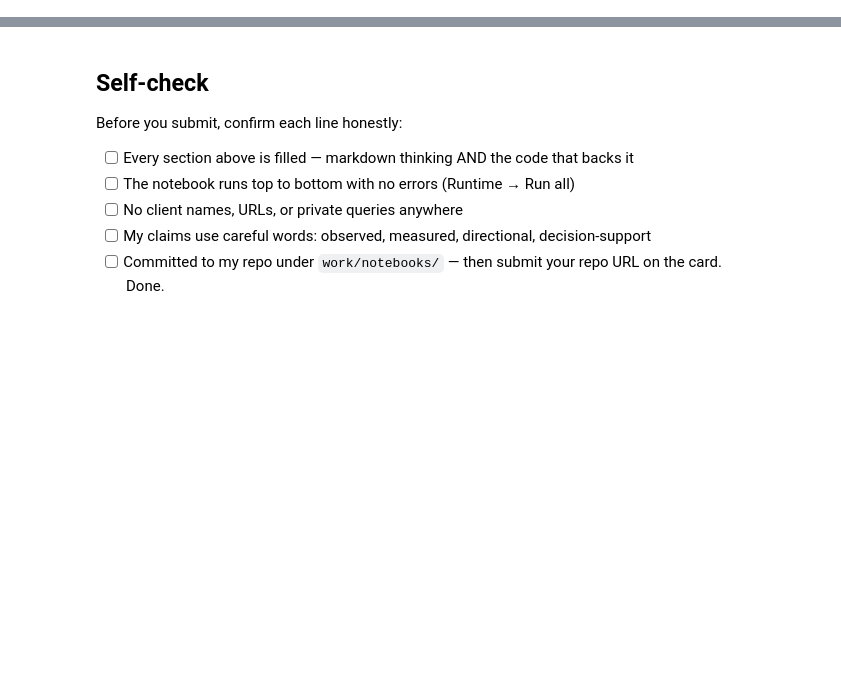
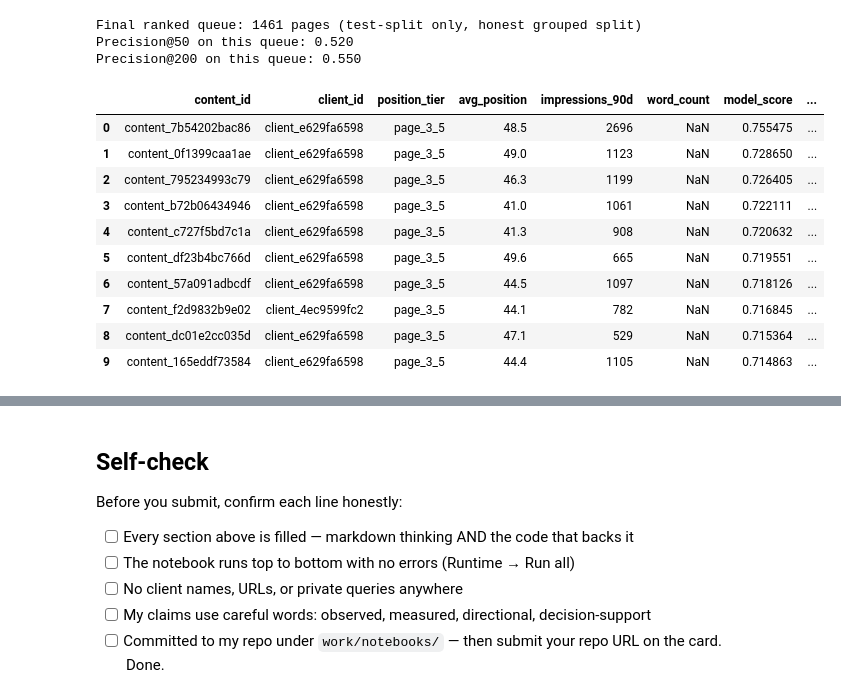
Before and after one commit to Seif-2/ML-week-1-FLY, a Jupyter notebook: work/notebooks/w07_action_playbook.ipynb, the cells around one changed output, grey strips where cells are left out. Saved outputs shown, nothing was run; the diff lists cells and outputs as text; code cells hidden in the pictures; blank space fills up the shorter version.

```diff
--- a/work/notebooks/w07_action_playbook.ipynb
+++ b/work/notebooks/w07_action_playbook.ipynb
@@ -12,0 +13,63 @@ This skeleton is yours to fill. Work the sections **in order** — each one has
+# %%
+import pandas as pd
+import numpy as np
+import os
+from sklearn.model_selection import GroupShuffleSplit
+from sklearn.ensemble import RandomForestClassifier
+
+df = pd.read_csv("data/raw/content_refresh_anonymized.csv")
+visible = df[(df["impressions_90d"] >= 500) & (df["avg_position"] > 0)].copy()
+tier_median = visible.groupby("position_tier")["ctr"].transform("median")
+visible["tier_median_ctr"] = tier_median
+visible["ctr_gap"] = tier_median - visible["ctr"]
+visible["underperform_flag"] = (visible["ctr_gap"] > 0).astype(int)
+
+num_feats = ["impressions_90d", "avg_position", "content_age_days", "days_since_last_update", "word_count"]
+cat_feats = ["content_type", "main_intent", "position_tier"]
+
+gss = GroupShuffleSplit(n_splits=1, test_size=0.3, random_state=42)
+tr_idx, te_idx = next(gss.split(visible, groups=visible["client_id"]))
+train, test = visible.iloc[tr_idx].copy(), visible.iloc[te_idx].copy()
+
+Xtr = pd.get_dummies(train[num_feats + cat_feats], columns=cat_feats).fillna(0)
+Xte = pd.get_dummies(test[num_feats + cat_feats], columns=cat_feats).fillna(0)
+Xte = Xte.reindex(columns=Xtr.columns, fill_value=0)
+
+rf = RandomForestClassifier(n_estimators=300, max_depth=8, random_state=42, n_jobs=-1).fit(Xtr, train["underperform_flag"])
+test["model_score"] = rf.predict_proba(Xte)[:, 1]
+
+# Plain-word reason codes, derived from the same honest features the model used
+def reason_code(row):
+    if row["avg_position"] > 10:
+        return "weak_position_high_traffic"
+    if row["word_count"] < 800:
+        return "thin_content_visible"
+    return "model_flagged_pattern"
+
+test["reason_code"] = test.apply(reason_code, axis=1)
+test["action"] = "review_title_meta_snippet"
+
+queue = test.sort_values("model_score", ascending=False).reset_index(drop=True)
+output_cols = ["content_id", "client_id", "position_tier", "avg_position", "impressions_90d",
+               "word_count", "model_score", "reason_code", "action"]
+queue_out = queue[output_cols]
+
+print(f"Final ranked queue: {len(queue_out)} pages (test-split only, honest grouped split)")
+print(f"Precision@50 on this queue: {queue['underperform_flag'].head(50).mean():.3f}")
+print(f"Precision@200 on this queue: {queue['underperform_flag'].head(200).mean():.3f}")
+queue_out.head(10)
+# %% [output]
+Final ranked queue: 1461 pages (test-split only, honest grouped split)
+Precision@50 on this queue: 0.520
+Precision@200 on this queue: 0.550
+|  | content_id | client_id | position_tier | avg_position | impressions_90d | word_count | model_score | ... |
+| 0 | content_7b54202bac86 | client_e629fa6598 | page_3_5 | 48.5 | 2696 | NaN | 0.755475 | ... |
+| 1 | content_0f1399caa1ae | client_e629fa6598 | page_3_5 | 49.0 | 1123 | NaN | 0.728650 | ... |
+| 2 | content_795234993c79 | client_e629fa6598 | page_3_5 | 46.3 | 1199 | NaN | 0.726405 | ... |
+| 3 | content_b72b06434946 | client_e629fa6598 | page_3_5 | 41.0 | 1061 | NaN | 0.722111 | ... |
+| 4 | content_c727f5bd7c1a | client_e629fa6598 | page_3_5 | 41.3 | 908 | NaN | 0.720632 | ... |
+| 5 | content_df23b4bc766d | client_e629fa6598 | page_3_5 | 49.6 | 665 | NaN | 0.719551 | ... |
+| 6 | content_57a091adbcdf | client_e629fa6598 | page_3_5 | 44.5 | 1097 | NaN | 0.718126 | ... |
+| 7 | content_f2d9832b9e02 | client_4ec9599fc2 | page_3_5 | 44.1 | 782 | NaN | 0.716845 | ... |
+| 8 | content_dc01e2cc035d | client_e629fa6598 | page_3_5 | 47.1 | 529 | NaN | 0.715364 | ... |
+| 9 | content_165eddf73584 | client_e629fa6598 | page_3_5 | 44.4 | 1105 | NaN | 0.714863 | ... |
```
Also changed, not shown: parts of 13 cells of this notebook, 7 other files.
